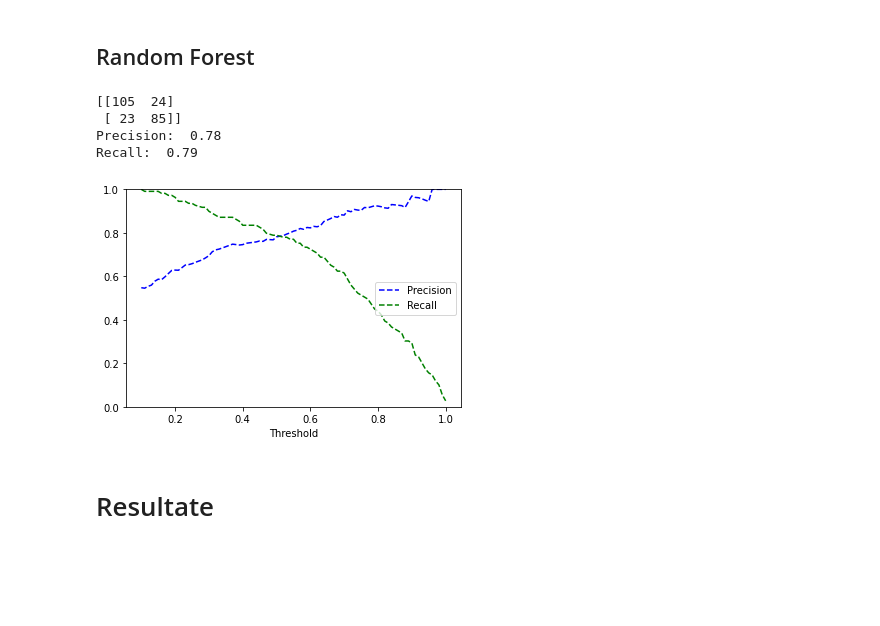
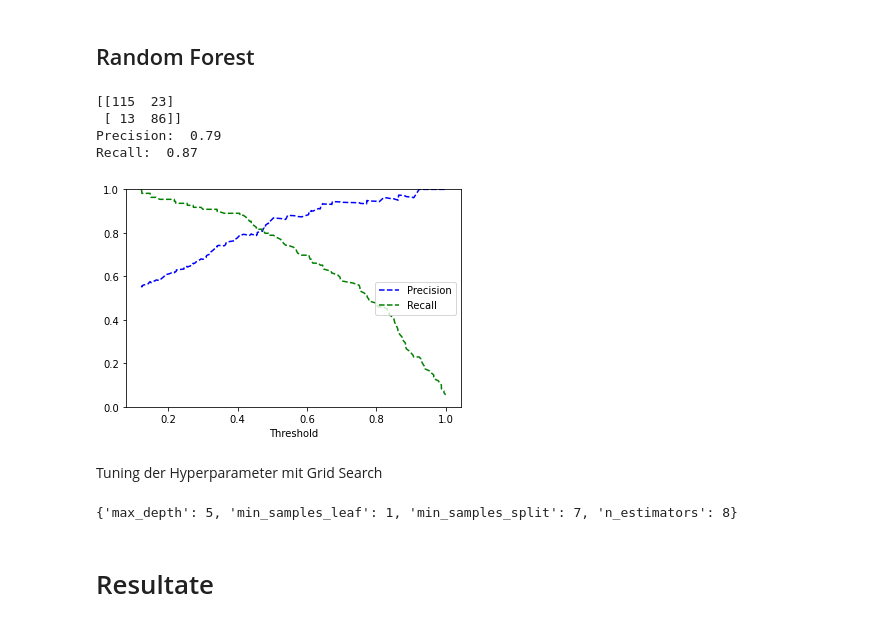
Before and after one commit to VimalKandrical/Diagnose_von_Herzerkrankungen, a Jupyter notebook: main.ipynb, the cells around one changed output. Cells and saved outputs as stored; diff of their text form; code cells hidden in the pictures; blank space fills up the shorter version.

```diff
--- a/main.ipynb
+++ b/main.ipynb
@@ -225,0 +230,8 @@ Recall:  0.78
+# %%
+from sklearn.model_selection import GridSearchCV
+
+sgd2 = SGDClassifier(random_state=8)
+param_grid_sgd = [{"alpha": np.arange(0.01, 1, 0.01).tolist(), "max_iter": [100000]}]
+grid_search_sgd = GridSearchCV(sgd2, param_grid_sgd, cv=5)
+grid_search_sgd.fit(datensatz_aufb, y_train)
+print(grid_search_sgd.best_params_)
@@ -228,21 +248,37 @@ Recall:  0.78
 # %%
 from sklearn.ensemble import RandomForestClassifier
 
-rf = RandomForestClassifier(random_state=88)
+rf = RandomForestClassifier(max_depth=5, min_samples_leaf=1,
+                            min_samples_split=7, n_estimators=8,
+                            random_state=8)
 
 rf_pred = cross_val_predict(rf, datensatz_aufb, y_train, cv=5)
 cm(rf_pred, y_train)
 
 rf_dec = cross_val_predict(rf, datensatz_aufb, y_train, cv=5, method="predict_proba")
 precision, recall, threshold = precision_recall_curve(y_train, rf_dec[:, 1])
 plot_prec_recall(precision, recall, threshold)
 plt.show()
 # %% [output]
-[[105  24]
- [ 23  85]]
-Precision:  0.78
-Recall:  0.79
+[[115  23]
+ [ 13  86]]
+Precision:  0.79
+Recall:  0.87
-[figure, old version]
+[figure, new version]
+# %% [markdown]
+Tuning der Hyperparameter mit Grid Search
+# %%
+rf2 = RandomForestClassifier(random_state=8)
+
+param_grid_rf = [{"n_estimators": np.arange(1, 10, 1).tolist(),
+                  "max_depth": np.arange(1, 10, 1).tolist(),
+                  "min_samples_split": [6, 7, 8, 9],
+                  "min_samples_leaf": [1, 2, 3]}]
+grid_search_rf = GridSearchCV(rf2, param_grid_rf, cv=5)
+grid_search_rf.fit(datensatz_aufb, y_train)
+print(grid_search_rf.best_params_)
+# %% [output]
+{'max_depth': 5, 'min_samples_leaf': 1, 'min_samples_split': 7, 'n_estimators': 8}
 # %% [markdown]
 # Resultate
 # %% [markdown]
```
Also changed, not shown: parts of 5 cells of this notebook.
